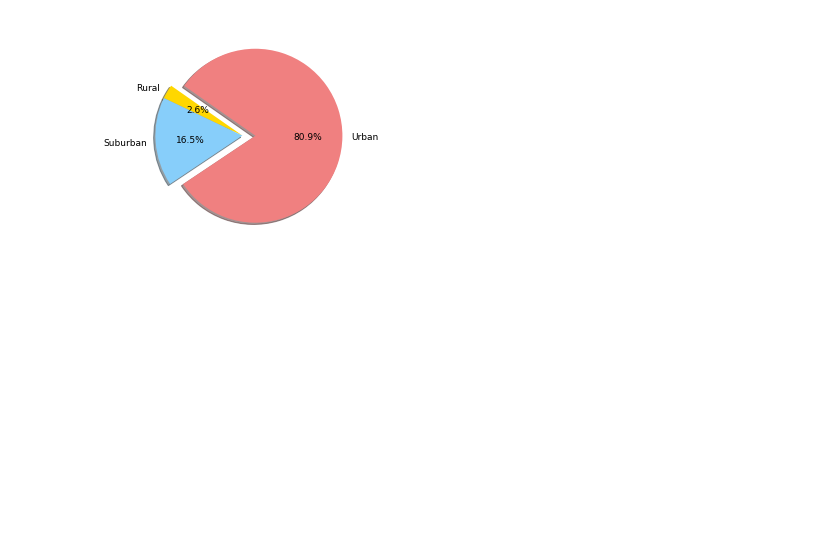
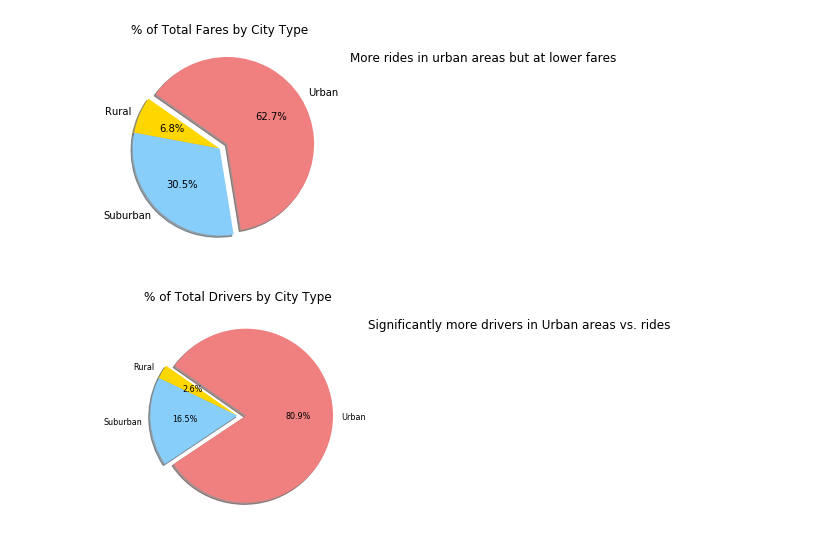
Before and after one commit to Vangroovy/Matplotlib, a Jupyter notebook: Pyber.ipynb, the cells around one changed output. Saved outputs shown, nothing was run; the diff lists cells and outputs as text; code cells hidden in the pictures; blank space fills up the shorter version.

```diff
--- a/Pyber.ipynb
+++ b/Pyber.ipynb
@@ -167,10 +97,20 @@ plt.show()
+# %%
+#Total Fares by City Type
+#Build Pie Chart
+fares_city_type = plt.pie(sum_rides_type['total fare'],explode=explode, labels=labels,
+           colors=colors, autopct="%1.1f%%",startangle=145, shadow = True, )
+plt.title("% of Total Fares by City Type")
+plt.text(1.5, 1,"More rides in urban areas but at lower fares", fontsize=12)
+plt.show()
+# %% [output]
+[figure, added]
 # %%
 #Total Drivers by City Type
-#Calculate Driver Percents
 #Build Pie Chart
-explode = (0, 0, 0.15)
 ride_driver= plt.pie(sum_rides_type['driver_count'],explode=explode, labels=labels,
-           colors=colors, autopct="%1.1f%%",startangle=145,textprops={'fontsize': 9}, shadow=True)
+           colors=colors, autopct="%1.1f%%",startangle=145,textprops={'fontsize': 8}, shadow=True)
+plt.title("% of Total Drivers by City Type")
+plt.text(1.5, 1,"Significantly more drivers in Urban areas vs. rides", fontsize=12)
 plt.show()
 # %% [output]
-[figure, old version]
+[figure, new version]
```
Also changed, not shown: parts of 7 cells of this notebook.
